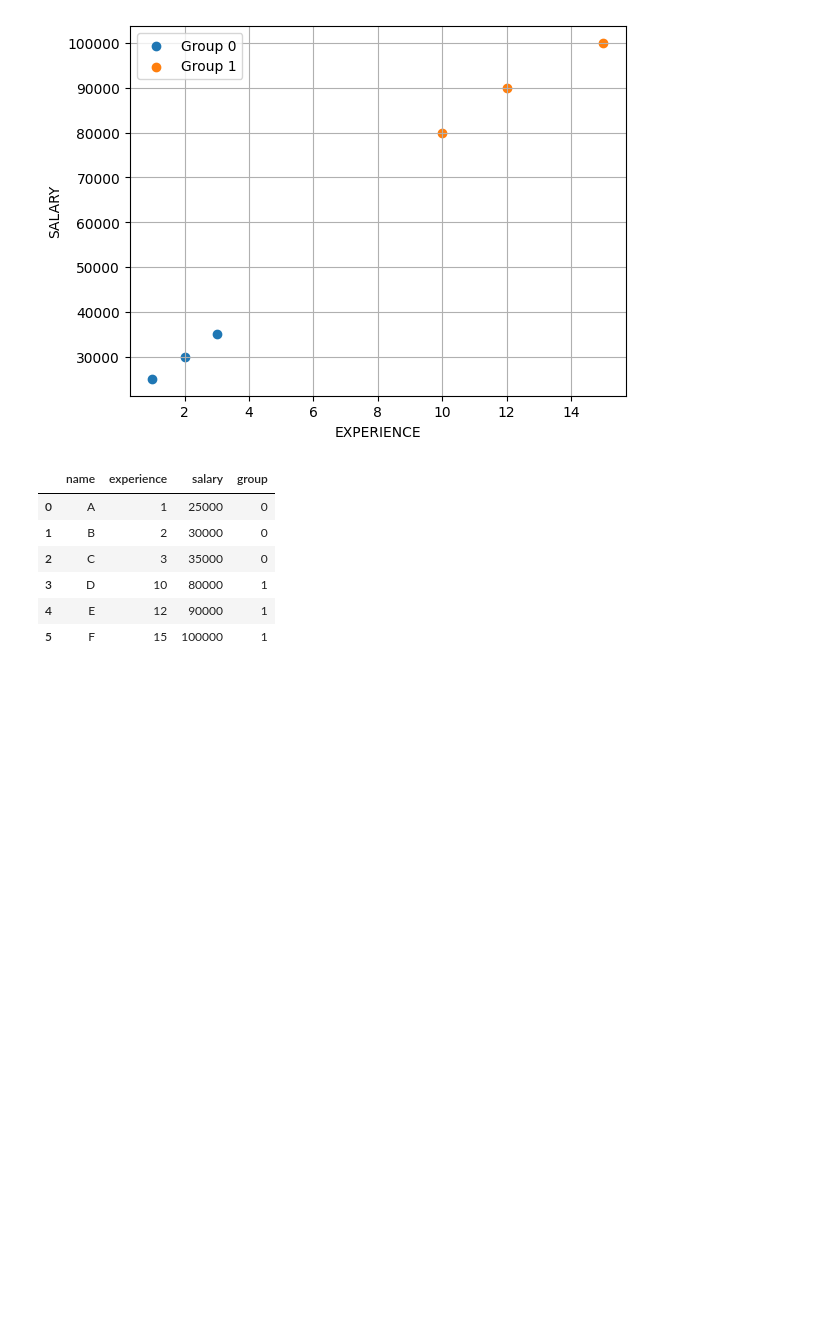
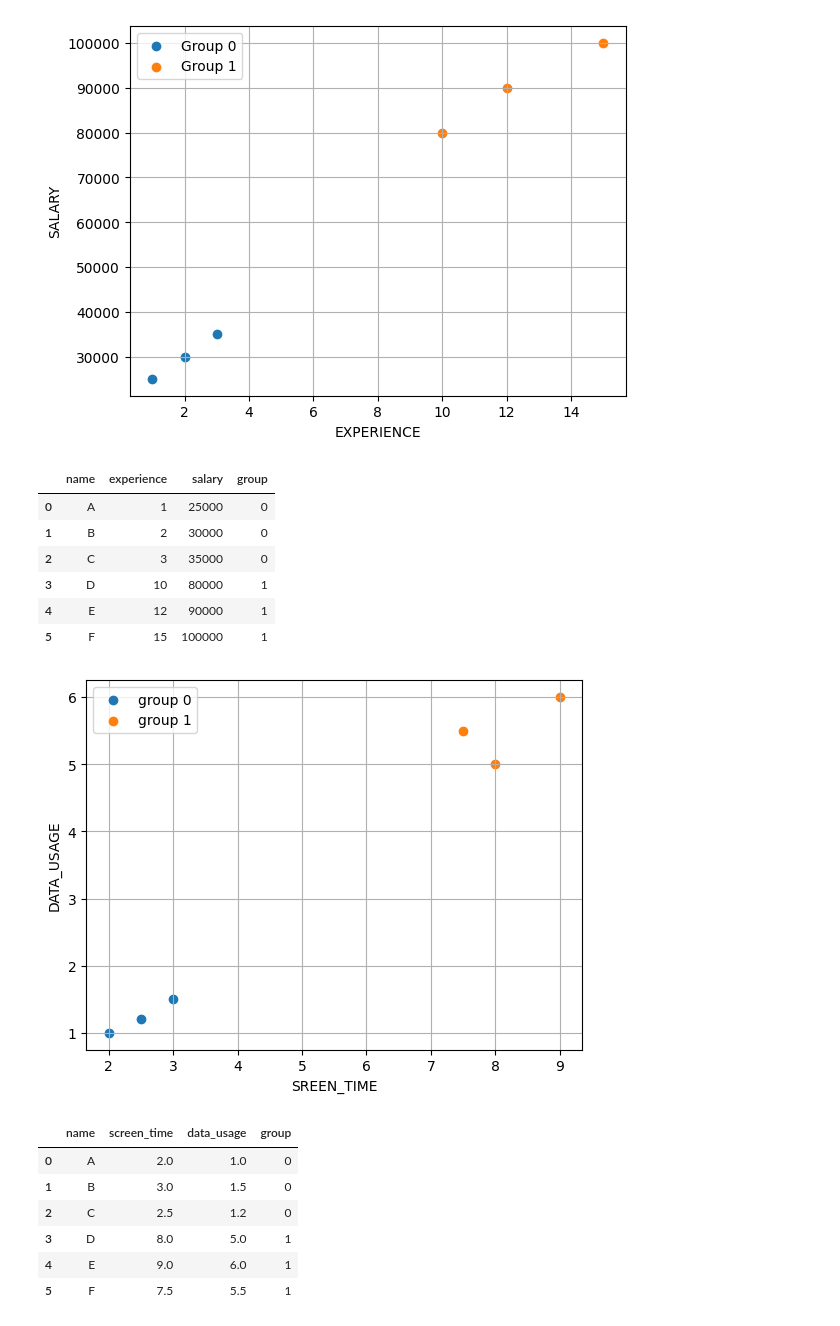
Before and after one commit to ayushpalse01012023-byte/student-performance-app, a Jupyter notebook: k_means.ipynb, the cells around one changed output. Drawn from its saved outputs; the diff is of its cells as text; code cells hidden in the pictures; blank space fills up the shorter version.

```diff
--- a/k_means.ipynb
+++ b/k_means.ipynb
@@ -102,3 +102,34 @@ df
 | 3 | D | 10 | 80000 | 1 |
 | 4 | E | 12 | 90000 | 1 |
 | 5 | F | 15 | 100000 | 1 |
+# %%
+import pandas as pd
+from sklearn.cluster import KMeans
+import matplotlib.pyplot as plt
+data = {
+    'name': ['A', 'B', 'C', 'D', 'E', 'F'],
+    'screen_time': [2, 3, 2.5, 8, 9, 7.5],
+    'data_usage': [1, 1.5, 1.2, 5, 6, 5.5]
+}
+df= pd.DataFrame(data)
+X= df[["screen_time", "data_usage"]]
+model = KMeans(n_clusters=2, n_init=10, random_state=42)
+df["group"]= model.fit_predict(X)
+for group in df["group"].unique():
+    group_data = df[df["group"]== group]
+    plt.scatter(group_data["screen_time"], group_data["data_usage"], label= f"group {group}")
+plt.xlabel("SREEN_TIME")
+plt.ylabel("DATA_USAGE")
+plt.grid(True)
+plt.legend()
+plt.show()
+df
+# %% [output]
+[figure, added]
+|  | name | screen_time | data_usage | group |
+| 0 | A | 2.0 | 1.0 | 0 |
+| 1 | B | 3.0 | 1.5 | 0 |
+| 2 | C | 2.5 | 1.2 | 0 |
+| 3 | D | 8.0 | 5.0 | 1 |
+| 4 | E | 9.0 | 6.0 | 1 |
+| 5 | F | 7.5 | 5.5 | 1 |
```
